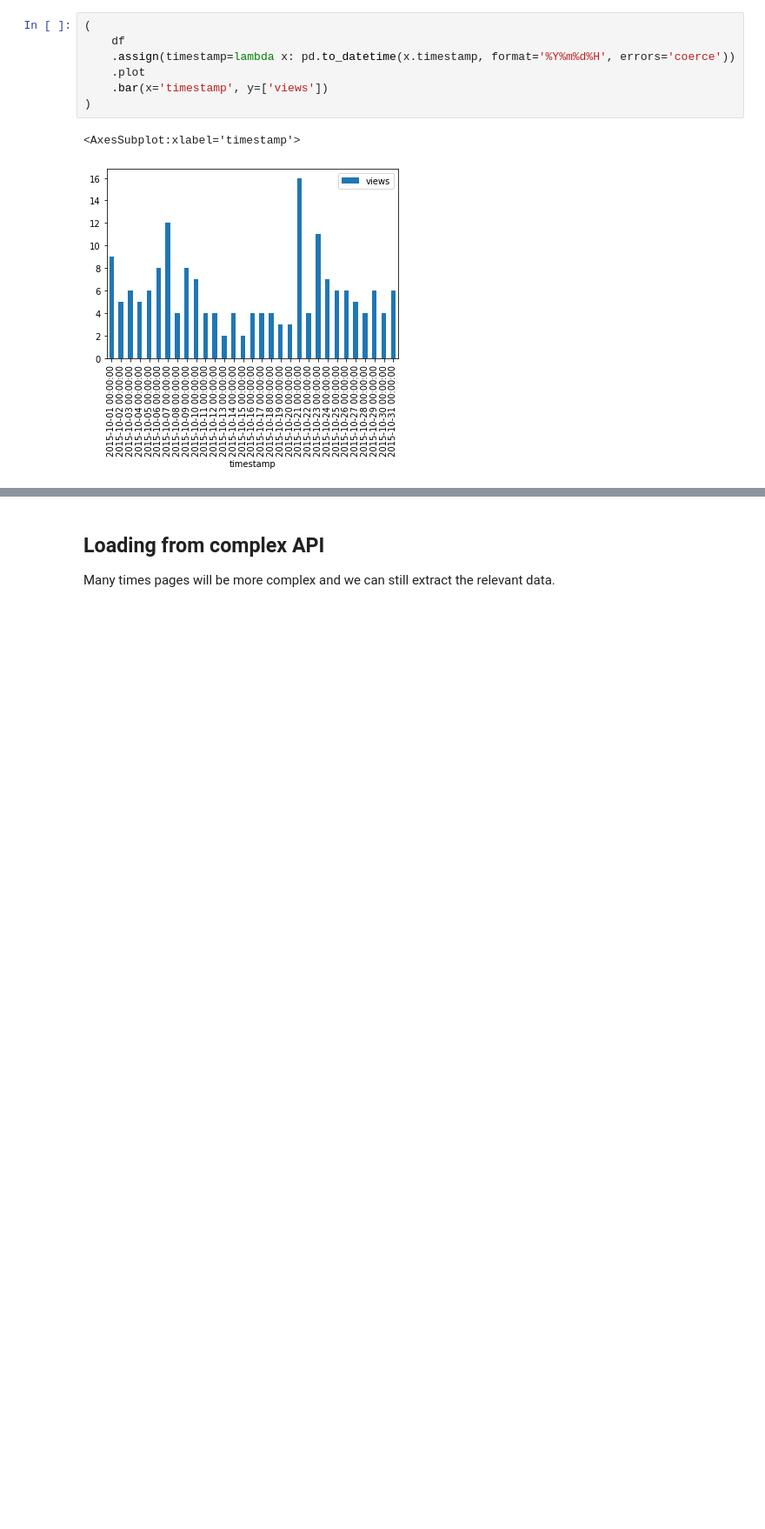
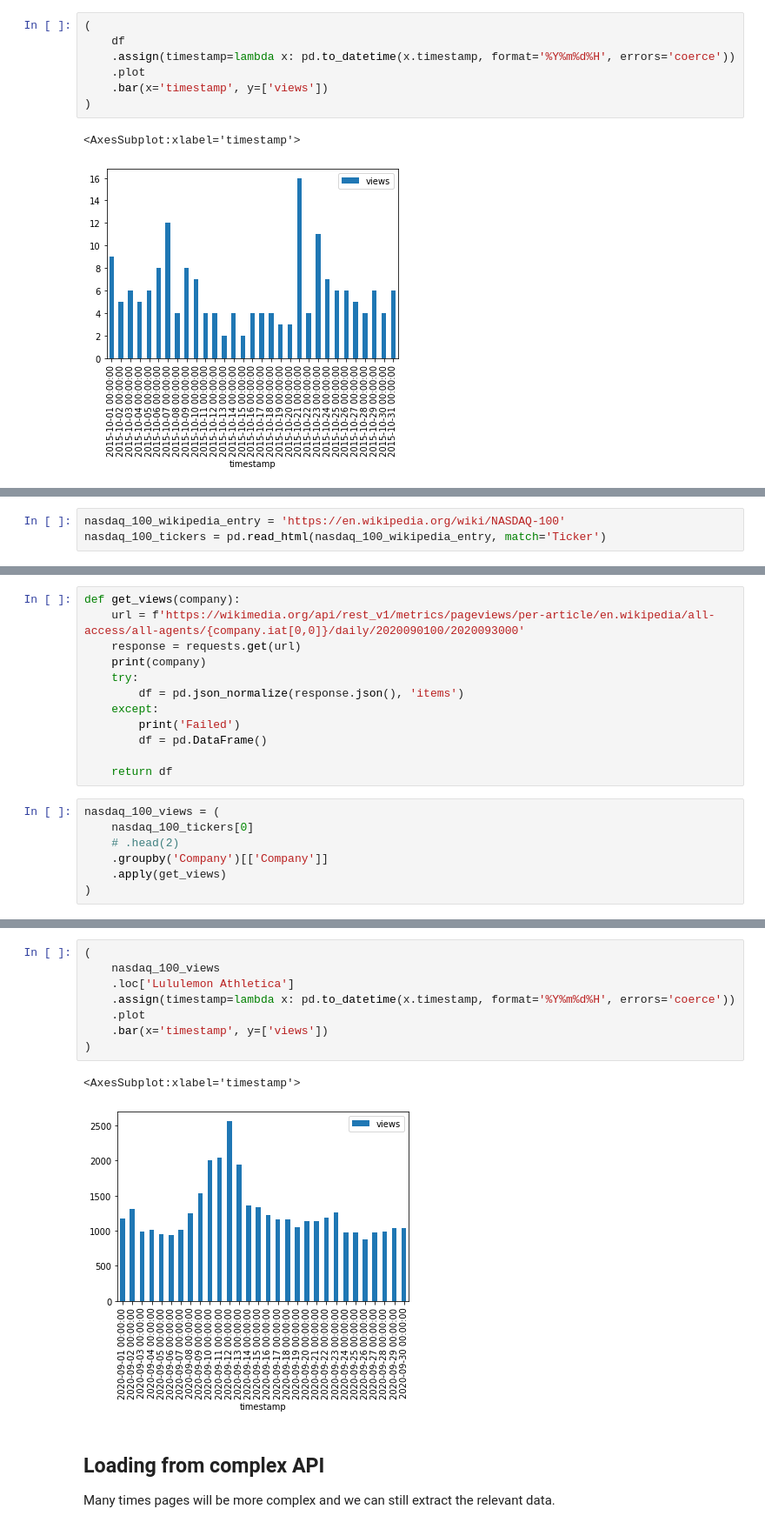
Before and after one commit to luisdomin5/from-excel-to-pandas, a Jupyter notebook: notebooks/01.03_loading_data_from_API.ipynb, the cells around one changed output, grey strips where cells are left out. Shown at 87% size. Drawn from its saved outputs; the diff is of its cells as text; blank space fills up the shorter version.

```diff
--- a/notebooks/01.03_loading_data_from_API.ipynb
+++ b/notebooks/01.03_loading_data_from_API.ipynb
@@ -63,0 +72,3 @@ df.head(5)
+# %%
+nasdaq_100_wikipedia_entry = 'https://en.wikipedia.org/wiki/NASDAQ-100'
+nasdaq_100_tickers = pd.read_html(nasdaq_100_wikipedia_entry, match='Ticker')
@@ -63,0 +95,19 @@ df.head(5)
+# %%
+def get_views(company):
+    url = f'https://wikimedia.org/api/rest_v1/metrics/pageviews/per-article/en.wikipedia/all-access/all-agents/{company.iat[0,0]}/daily/2020090100/2020093000'
+    response = requests.get(url)
+    print(company)
+    try:
+        df = pd.json_normalize(response.json(), 'items')
+    except:
+        print('Failed')
+        df = pd.DataFrame()
+
+    return df
+# %%
+nasdaq_100_views = (
+    nasdaq_100_tickers[0]
+    # .head(2)
+    .groupby('Company')[['Company']]
+    .apply(get_views)
+)
@@ -64,3 +169,14 @@ df.head(5)
+# %%
+(
+    nasdaq_100_views
+    .loc['Lululemon Athletica']
+    .assign(timestamp=lambda x: pd.to_datetime(x.timestamp, format='%Y%m%d%H', errors='coerce'))
+    .plot
+    .bar(x='timestamp', y=['views'])
+)
+# %% [output]
+<AxesSubplot:xlabel='timestamp'>
+[figure, added]
 # %% [markdown]
 ## Loading from complex API
 
```
Also changed, not shown: parts of 14 cells of this notebook.
